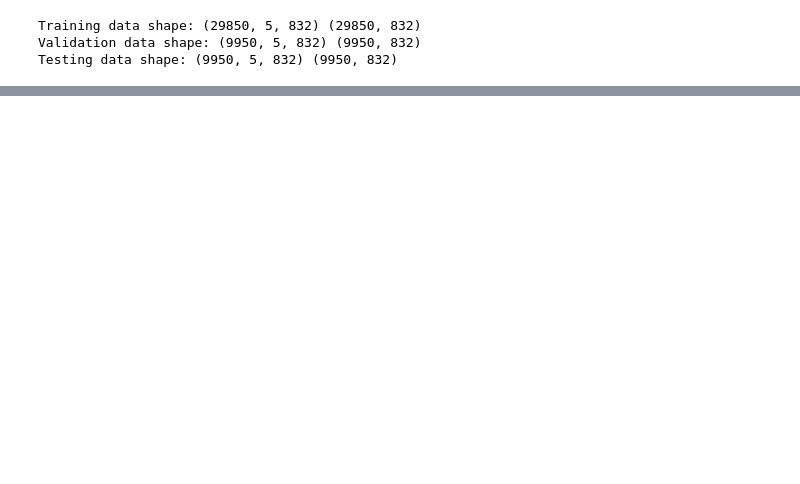
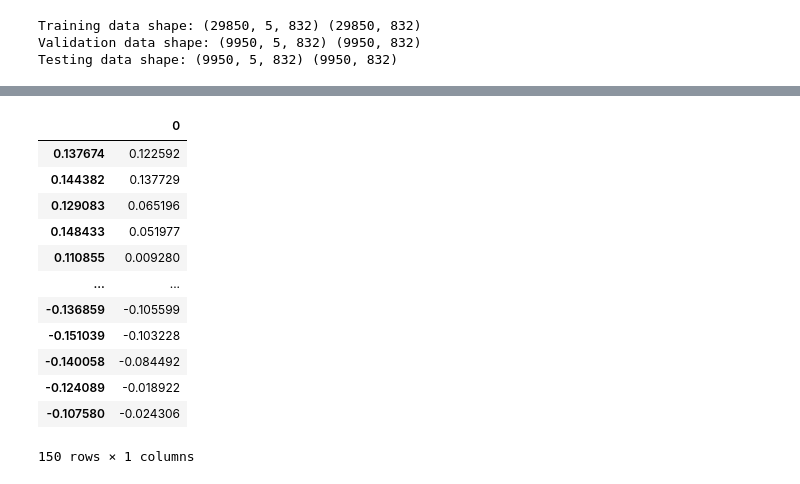
Before and after one commit to rithvikgrandhi/csi-prediction, a Jupyter notebook: LSTM/lstm_10->1.ipynb, the cells around one changed output, grey strips where cells are left out. Cells and saved outputs as stored; diff of their text form; code cells hidden in the pictures; blank space fills up the shorter version.

```diff
--- a/LSTM/lstm_10->1.ipynb
+++ b/LSTM/lstm_10->1.ipynb
@@ -112,0 +153,17 @@ plt.show()
+# %%
+import pandas
+pandas.DataFrame(predictions[0][50:200], y_test[0][50:200])
+# %% [output]
+|  | 0 |
+| 0.137674 | 0.122592 |
+| 0.144382 | 0.137729 |
+| 0.129083 | 0.065196 |
+| 0.148433 | 0.051977 |
+| 0.110855 | 0.009280 |
+| ... | ... |
+| -0.136859 | -0.105599 |
+| -0.151039 | -0.103228 |
+| -0.140058 | -0.084492 |
+| -0.124089 | -0.018922 |
+| -0.107580 | -0.024306 |
+150 rows × 1 columns
```
Also changed, not shown: parts of 14 cells of this notebook, 15 other files.
